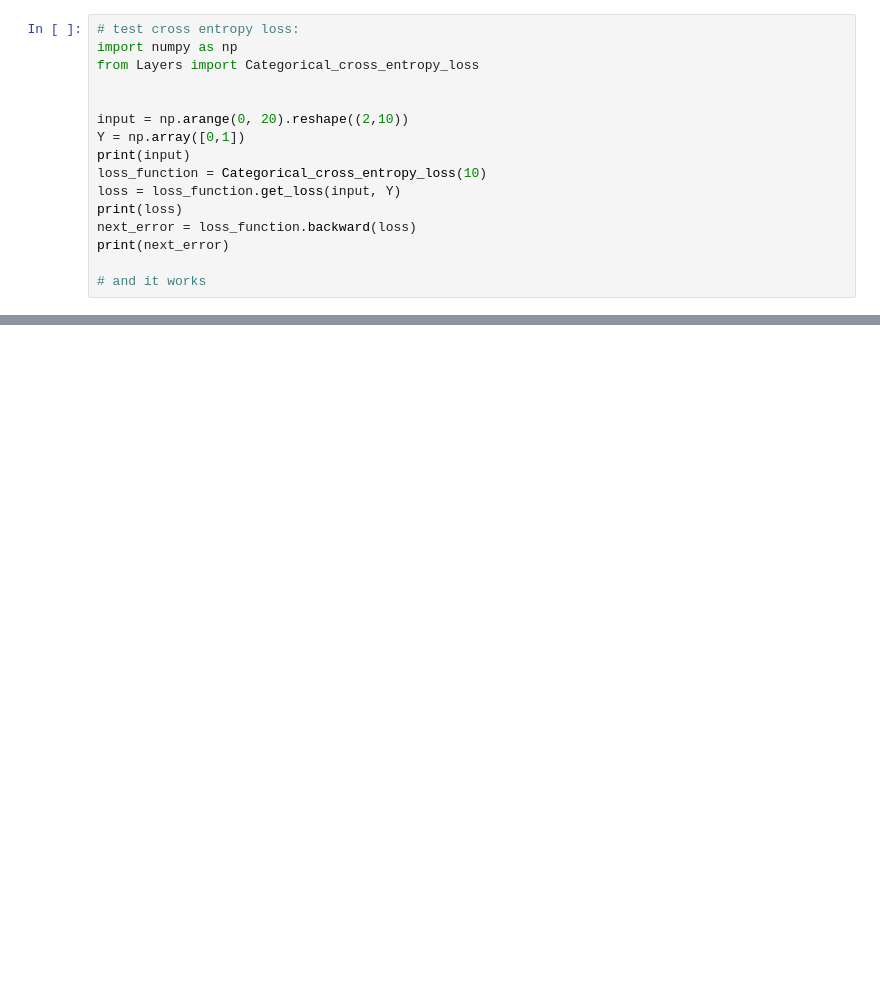
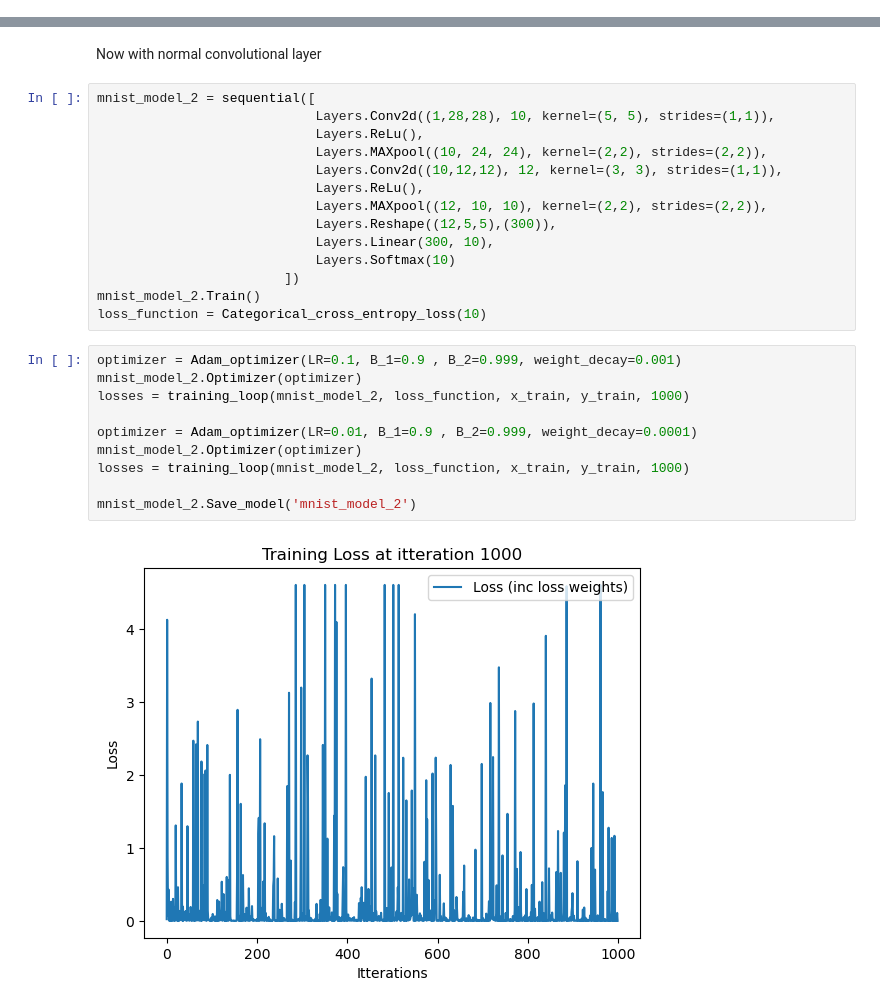
Before and after one commit to freeklinssen/MNIST-in-numpy, a Jupyter notebook: MNIST image recognition.ipynb, the cells around one changed output, grey strips where cells are left out. Saved outputs shown, nothing was run; the diff lists cells and outputs as text; blank space fills up the shorter version.

```diff
--- a/MNIST image recognition.ipynb
+++ b/MNIST image recognition.ipynb
@@ -654,16 +0,0 @@ Y = np.array([1,2,3,4,5])
-# %%
-# test cross entropy loss:
-import numpy as np
-from Layers import Categorical_cross_entropy_loss
-
-
-input = np.arange(0, 20).reshape((2,10))
-Y = np.array([0,1])
-print(input)
-loss_function = Categorical_cross_entropy_loss(10)
-loss = loss_function.get_loss(input, Y)
-print(loss)
-next_error = loss_function.backward(loss)
-print(next_error)
-
-# and it works
@@ -699,0 +117,28 @@ loop = training_loop(x_train, y_train,1, 5)
+# %% [markdown]
+Now with normal convolutional layer
+# %%
+mnist_model_2 = sequential([
+                            Layers.Conv2d((1,28,28), 10, kernel=(5, 5), strides=(1,1)),
+                            Layers.ReLu(),
+                            Layers.MAXpool((10, 24, 24), kernel=(2,2), strides=(2,2)),
+                            Layers.Conv2d((10,12,12), 12, kernel=(3, 3), strides=(1,1)),
+                            Layers.ReLu(),
+                            Layers.MAXpool((12, 10, 10), kernel=(2,2), strides=(2,2)),
+                            Layers.Reshape((12,5,5),(300)),
+                            Layers.Linear(300, 10),
+                            Layers.Softmax(10)
+                        ])
+mnist_model_2.Train()
+loss_function = Categorical_cross_entropy_loss(10)
+# %%
+optimizer = Adam_optimizer(LR=0.1, B_1=0.9 , B_2=0.999, weight_decay=0.001)
+mnist_model_2.Optimizer(optimizer)
+losses = training_loop(mnist_model_2, loss_function, x_train, y_train, 1000)
+
+optimizer = Adam_optimizer(LR=0.01, B_1=0.9 , B_2=0.999, weight_decay=0.0001)
+mnist_model_2.Optimizer(optimizer)
+losses = training_loop(mnist_model_2, loss_function, x_train, y_train, 1000)
+
+mnist_model_2.Save_model('mnist_model_2')
+# %% [output]
+[figure, added]
```
Also changed, not shown: parts of 37 cells of this notebook, 16 other files.
